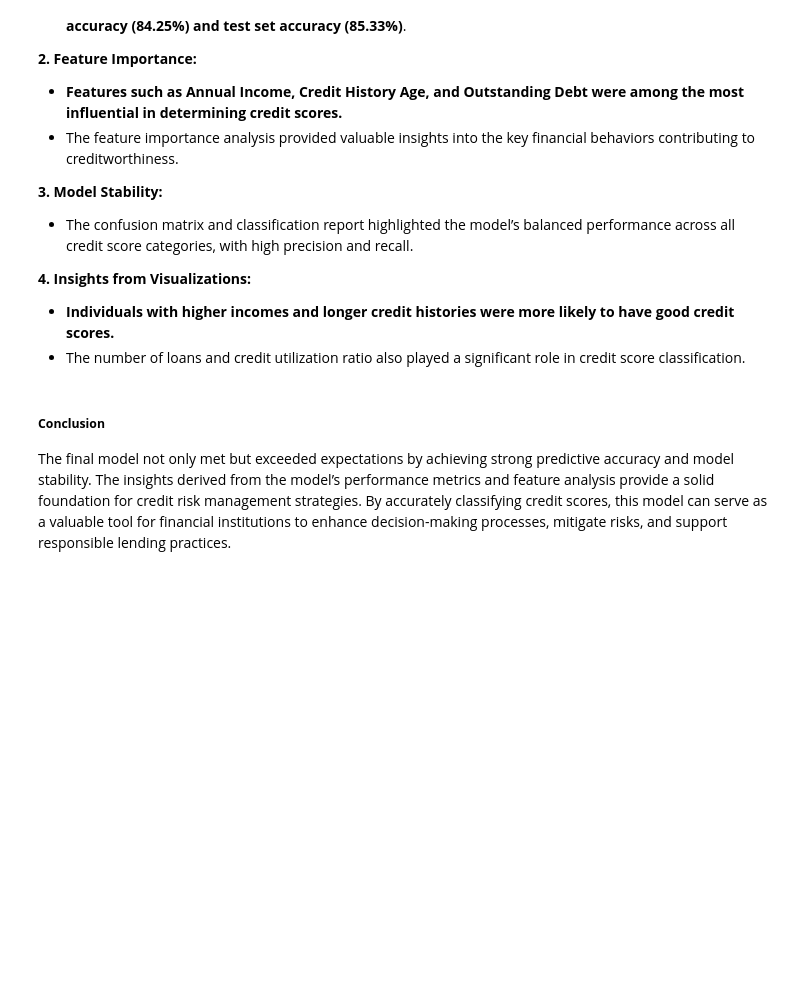
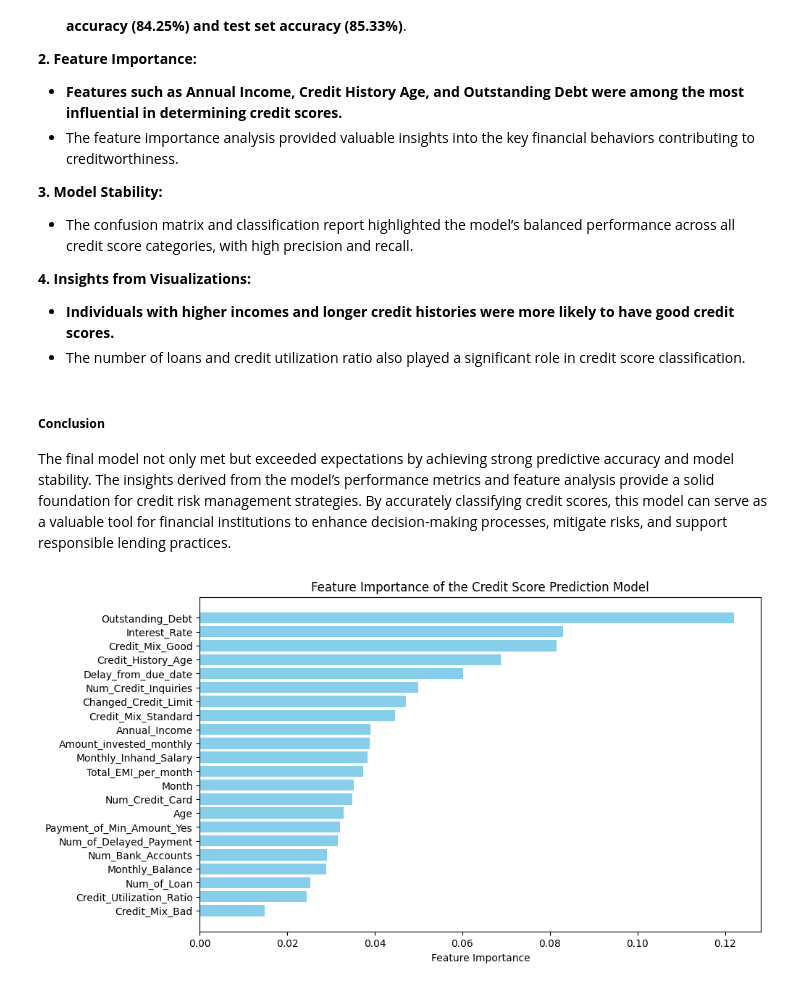
Before and after one commit to adexdams/ml-demo-credit-score-prediction-model, a Jupyter notebook: credit-score.ipynb, the cells around one changed output. Cells and saved outputs as stored; diff of their text form; code cells hidden in the pictures; blank space fills up the shorter version.

```diff
--- a/credit-score.ipynb
+++ b/credit-score.ipynb
@@ -1117,3 +1151,15 @@ with open('selected_features.pkl', 'wb') as f:
 print("Model and selected features saved successfully!")
 # %% [output]
 Model and selected features saved successfully!
+# %%
+from sklearn.preprocessing import StandardScaler
+import pickle
+
+# Assuming the scaler is already fitted on the original data
+scaler = StandardScaler().fit(X_train[selected_features_rf_2])
+
+# Save the scaler for deployment
+with open('scaler.pkl', 'wb') as f:
+    pickle.dump(scaler, f)
+
+print("Scaler saved successfully!")
@@ -1220,3 +1268,36 @@ plt.show()
 ##### **Conclusion**
 
 The final model not only met but exceeded expectations by achieving strong predictive accuracy and model stability. The insights derived from the model’s performance metrics and feature analysis provide a solid foundation for credit risk management strategies. By accurately classifying credit scores, this model can serve as a valuable tool for financial institutions to enhance decision-making processes, mitigate risks, and support responsible lending practices.
+# %%
+import matplotlib.pyplot as plt
+import pandas as pd
+import numpy as np
+import pickle
+
+# Load the trained model and selected features
+model_path = '/Users/damolaadediran/Library/CloudStorage/OneDrive-Personal/Desktop/Rough dataset/ml-projects/credit_score_model.pkl'
+features_path = '/Users/damolaadediran/Library/CloudStorage/OneDrive-Personal/Desktop/Rough dataset/ml-projects/selected_features.pkl'
+
+with open(model_path, 'rb') as f:
+    model = pickle.load(f)
+
+with open(features_path, 'rb') as f:
+    selected_features = pickle.load(f)
+
+# Extract feature importances
+feature_importances = model.feature_importances_
+features = selected_features
+
+# Create a DataFrame for visualization
+importance_df = pd.DataFrame({'Feature': features, 'Importance': feature_importances})
+importance_df = importance_df.sort_values(by='Importance', ascending=False)
+
+# Plot the feature importances
+plt.figure(figsize=(10, 6))
+plt.barh(importance_df['Feature'], importance_df['Importance'], color='skyblue')
+plt.xlabel('Feature Importance')
+plt.title('Feature Importance of the Credit Score Prediction Model')
+plt.gca().invert_yaxis()  # To display the most important feature at the top
+plt.show()
+# %% [output]
+[figure, added]
```
Also changed, not shown: parts of 23 cells of this notebook, 1 other file.
